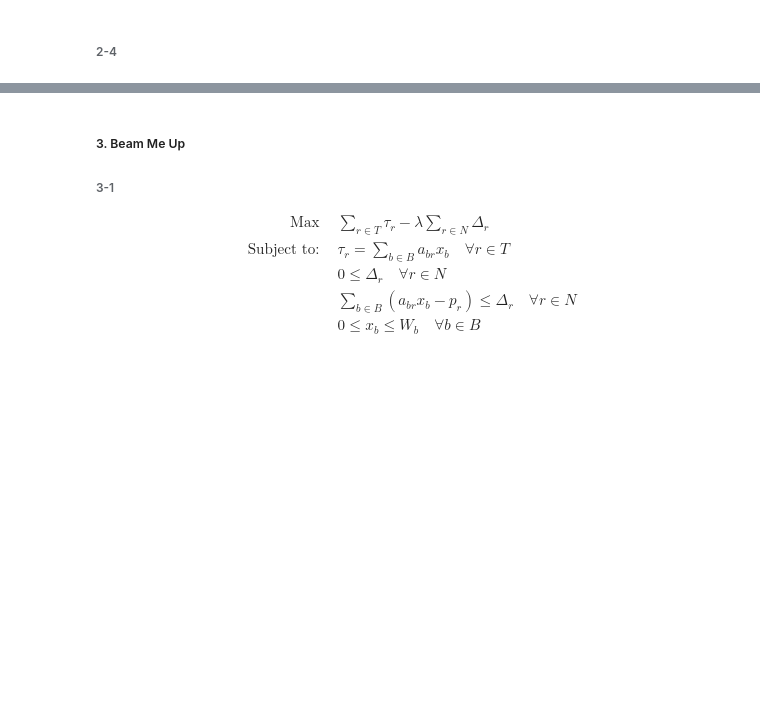
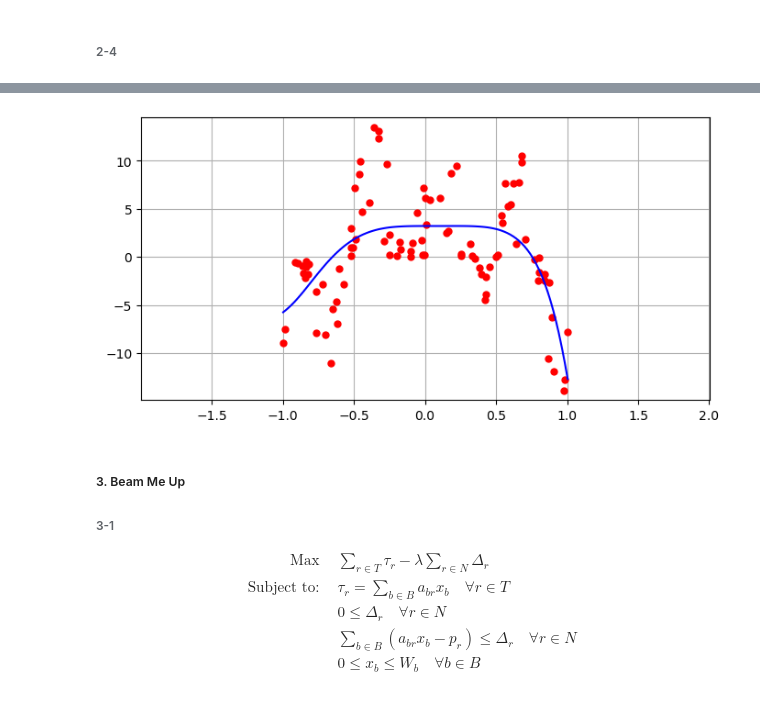
Before and after one commit to SongxiYoung/2024-CS524-Optimization, a Jupyter notebook: Convex/HW3/hw3.ipynb, the cells around one changed output, grey strips where cells are left out. Drawn from its saved outputs; the diff is of its cells as text; code cells hidden in the pictures; blank space fills up the shorter version.

```diff
--- a/Convex/HW3/hw3.ipynb
+++ b/Convex/HW3/hw3.ipynb
@@ -360,0 +309,88 @@ Error: 601.2105664386189
+# %%
+using Ipopt
+
+function plotwregsol(x,y,usol, k)
+
+    minx = minimum(x)
+    maxx = maximum(x)
+    miny = minimum(y)
+    maxy = maximum(y)
+
+    # Make (npts,k+1) matrix containing polynomial term values at plot points.  Fancy matrix stuff.
+    npts = 100
+    xfine = range(minx,stop=maxx,length=npts)
+    ffine = ones(npts)
+    for j = 1:k
+        ffine = [ffine.*xfine ones(npts)]
+    end
+
+    # Compute the estimate values
+    println(k)
+    yfine = ffine * usol
+
+    # Plot 'em
+    figure(figsize=(8,4))
+    plot(x,y,"r.", markersize=10)
+    plot( xfine, yfine, "b-")
+
+    axis([minx-1,maxx+1,miny-1,maxy+1])
+    grid("True")
+    display(gcf())
+end
+
+function SQ(lmda, k)
+    # Create the A matrix (where each row corresponds to one observation x_i and each column is an x^k term)
+    n = length(x)
+    A = zeros(n,k+1)
+    for i = 1:n
+        for j = 1:k+1
+            A[i,j] = x[i]^(k+1-j)
+        end
+    end
+
+    m_L2 = Model(Ipopt.Optimizer)
+    set_silent(m_L2)
+    @variable(m_L2, u[1:k+1]) # 0, 1, 2, 3, ... k
+
+    @variable(m_L2, z[1:k+1])
+
+    @constraint(m_L2, [i in 1:(k + 1)], z[i] >= u[i])
+    @constraint(m_L2, [i in 1:(k + 1)], z[i] >= -u[i])
+
+    @objective(m_L2, Min, sum( (y - A*u).^2 ) + lmda * sum(z[i] for i in 1:k+1) )
+
+    optimize!(m_L2)
+    uoptL2 = value.(u)
+    # println(termination_status(m_L2))
+    # println("The objective value is ", objective_value(m_L2))
+    #println(uoptL2)
+
+    positive_nums_count = sum(abs.(value.(u)) .> 1.0e-4)
+    #println(positive_nums_count)
+    error = sum((y - A * u).^2)
+    return positive_nums_count, objective_value(m_L2), uoptL2, error
+end
+
+k = 18
+list_lmda = range(5.15, stop=10, length=10000)
+final_lmda=-9999
+final_error=-9999
+final_u_value=-9999
+for i in list_lmda
+    # println(i)
+    positive_nums_count, obj_value, u_value, error = SQ(i, k)
+    # println("positive_nums_count=", positive_nums_count)
+    if positive_nums_count <=6
+        global final_lmda=i
+        global final_error=error
+        global final_u_value=u_value
+        break
+    end
+end
+
+
+println("lmda: ", final_lmda)
+println("square error: ", value.(final_error))
+println("final coefficients: ", value.(final_u_value))
+plotwregsol(x,y,final_u_value, k)
+# %% [output]
@@ -361,3 +401,4 @@ Error: 601.2105664386189
+[figure, added]
 # %% [markdown]
 ##### 3. Beam Me Up
 ###### 3-1
```
Also changed, not shown: parts of 6 cells of this notebook.
